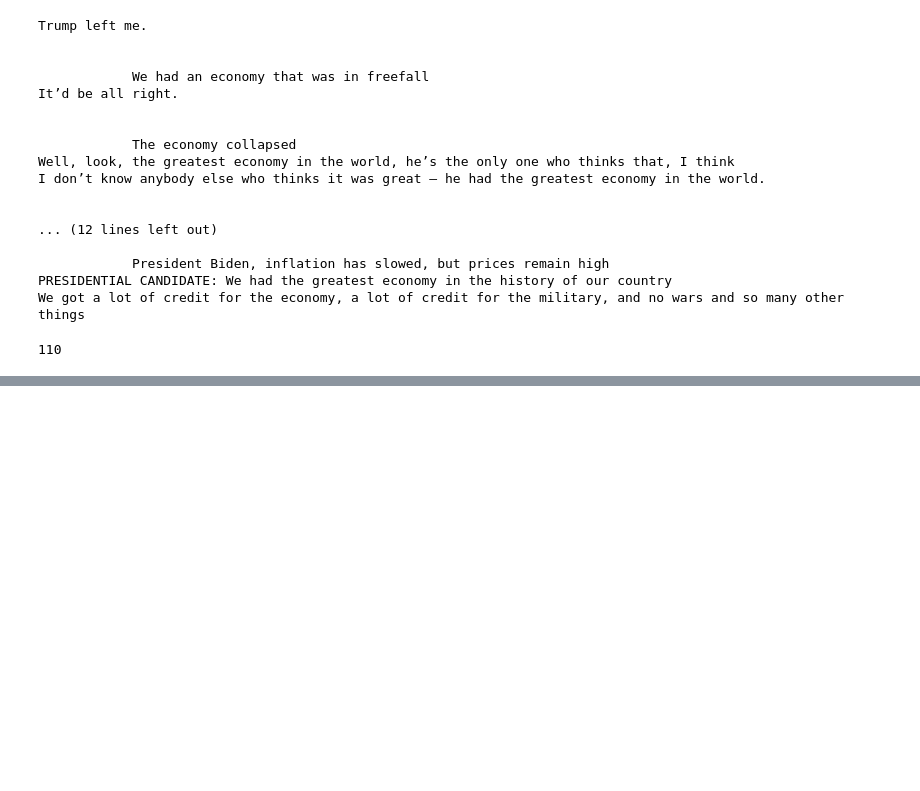
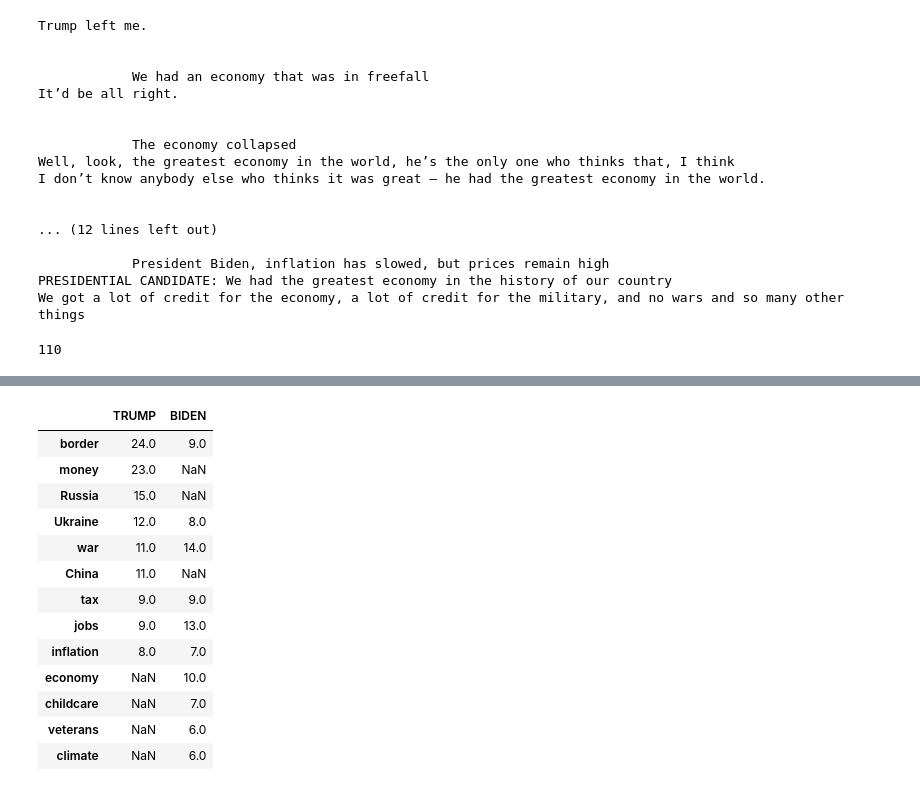
Before and after one commit to katrventura/cnn-debate, a Jupyter notebook: scraper.ipynb, the cells around one changed output, grey strips where cells are left out. Saved outputs shown, nothing was run; the diff lists cells and outputs as text; code cells hidden in the pictures; blank space fills up the shorter version.

```diff
--- a/scraper.ipynb
+++ b/scraper.ipynb
@@ -459,0 +461,24 @@ len(sentence)
+# %%
+# create a dataset:
+top_words = {'TRUMP':{"border": 24, "money": 23, "Russia": 15, "Ukraine": 12, "war": 11, "China": 11, "tax": 9, "jobs": 9, "inflation": 8},'BIDEN':{"war": 14, "jobs": 13, "economy": 10, "tax": 9, "border": 9, "Ukraine": 8, "inflation": 7, "childcare": 7, "veterans": 6, "climate": 6}}
+
+# create as dataframe
+top_words = pd.DataFrame(top_words)
+top_words
+
+# save as csv
+# %% [output]
+|  | TRUMP | BIDEN |
+| border | 24.0 | 9.0 |
+| money | 23.0 | NaN |
+| Russia | 15.0 | NaN |
+| Ukraine | 12.0 | 8.0 |
+| war | 11.0 | 14.0 |
+| China | 11.0 | NaN |
+| tax | 9.0 | 9.0 |
+| jobs | 9.0 | 13.0 |
+| inflation | 8.0 | 7.0 |
+| economy | NaN | 10.0 |
+| childcare | NaN | 7.0 |
+| veterans | NaN | 6.0 |
+| climate | NaN | 6.0 |
```
Also changed, not shown: parts of 8 cells of this notebook, 5 other files.
